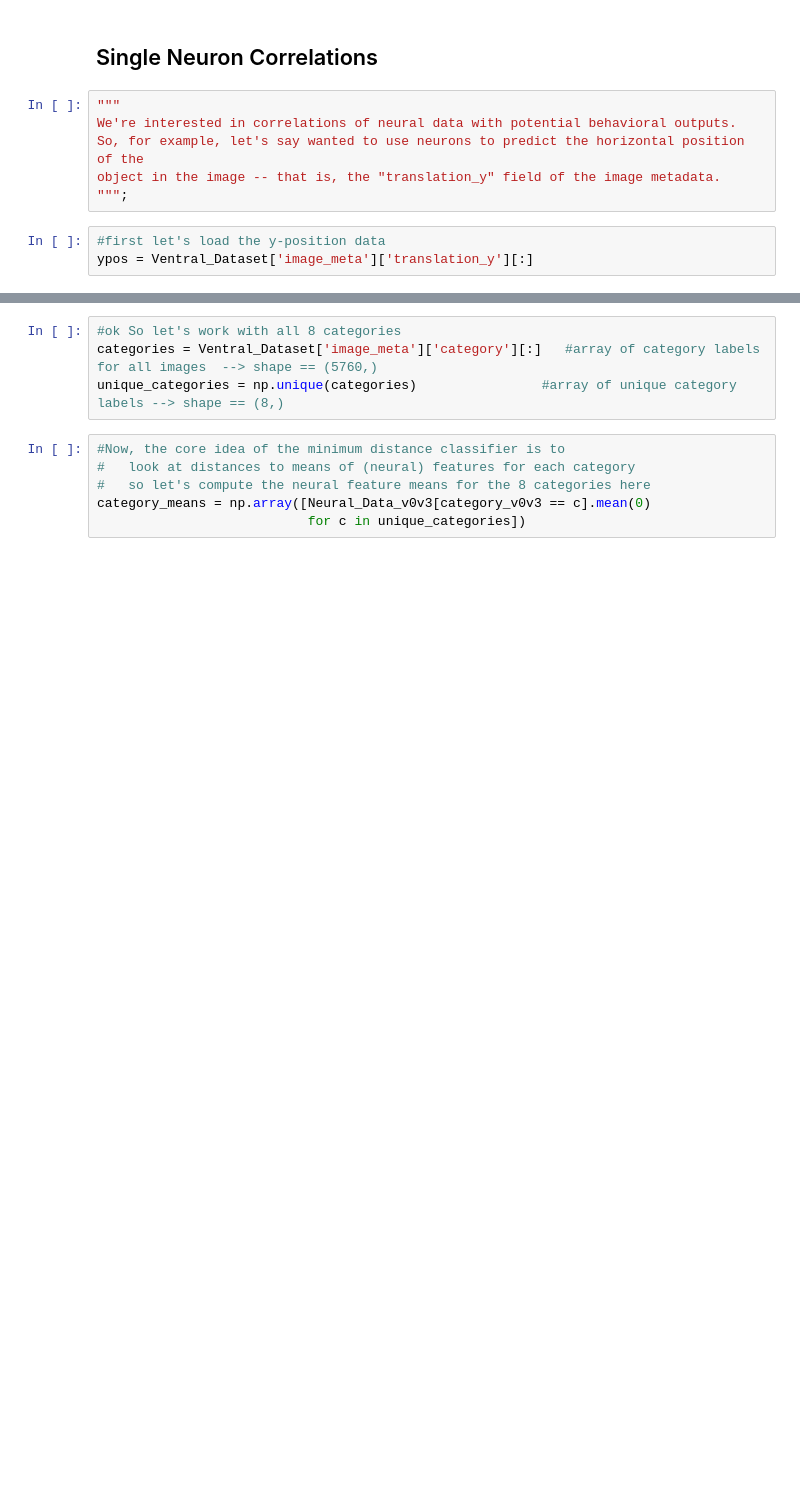
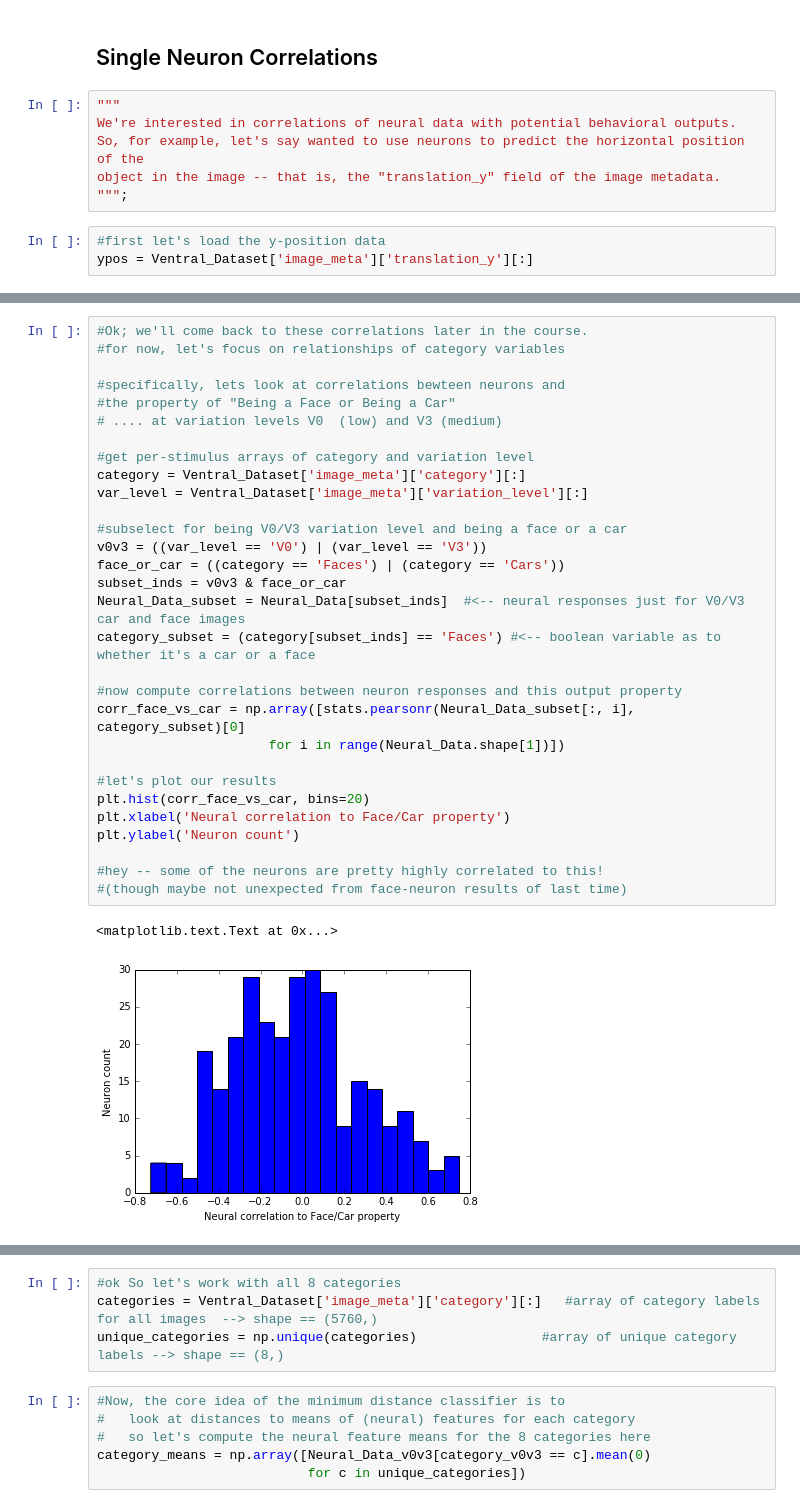
Before and after one commit to neuroailab/psych253, a Jupyter notebook: Lecture3.ipynb, the cells around one changed output, grey strips where cells are left out. Saved outputs shown, nothing was run; the diff lists cells and outputs as text; blank space fills up the shorter version.

```diff
--- a/Lecture3.ipynb
+++ b/Lecture3.ipynb
@@ -535,0 +373,33 @@ plot_threshold_acc(most_corred_resp, face_or_not_v0v3, 'Faces')
+# %%
+#Ok; we'll come back to these correlations later in the course.
+#for now, let's focus on relationships of category variables
+
+#specifically, lets look at correlations bewteen neurons and
+#the property of "Being a Face or Being a Car"
+# .... at variation levels V0  (low) and V3 (medium)
+
+#get per-stimulus arrays of category and variation level
+category = Ventral_Dataset['image_meta']['category'][:]
+var_level = Ventral_Dataset['image_meta']['variation_level'][:]
+
+#subselect for being V0/V3 variation level and being a face or a car
+v0v3 = ((var_level == 'V0') | (var_level == 'V3'))
+face_or_car = ((category == 'Faces') | (category == 'Cars'))
+subset_inds = v0v3 & face_or_car
+Neural_Data_subset = Neural_Data[subset_inds]  #<-- neural responses just for V0/V3 car and face images
+category_subset = (category[subset_inds] == 'Faces') #<-- boolean variable as to whether it's a car or a face
+
+#now compute correlations between neuron responses and this output property
+corr_face_vs_car = np.array([stats.pearsonr(Neural_Data_subset[:, i], category_subset)[0]
+                      for i in range(Neural_Data.shape[1])])
+
+#let's plot our results
+plt.hist(corr_face_vs_car, bins=20)
+plt.xlabel('Neural correlation to Face/Car property')
+plt.ylabel('Neuron count')
+
+#hey -- some of the neurons are pretty highly correlated to this!
+#(though maybe not unexpected from face-neuron results of last time)
+# %% [output]
+<matplotlib.text.Text at 0x...>
+[figure, added]
```
Also changed, not shown: parts of 71 cells of this notebook.
